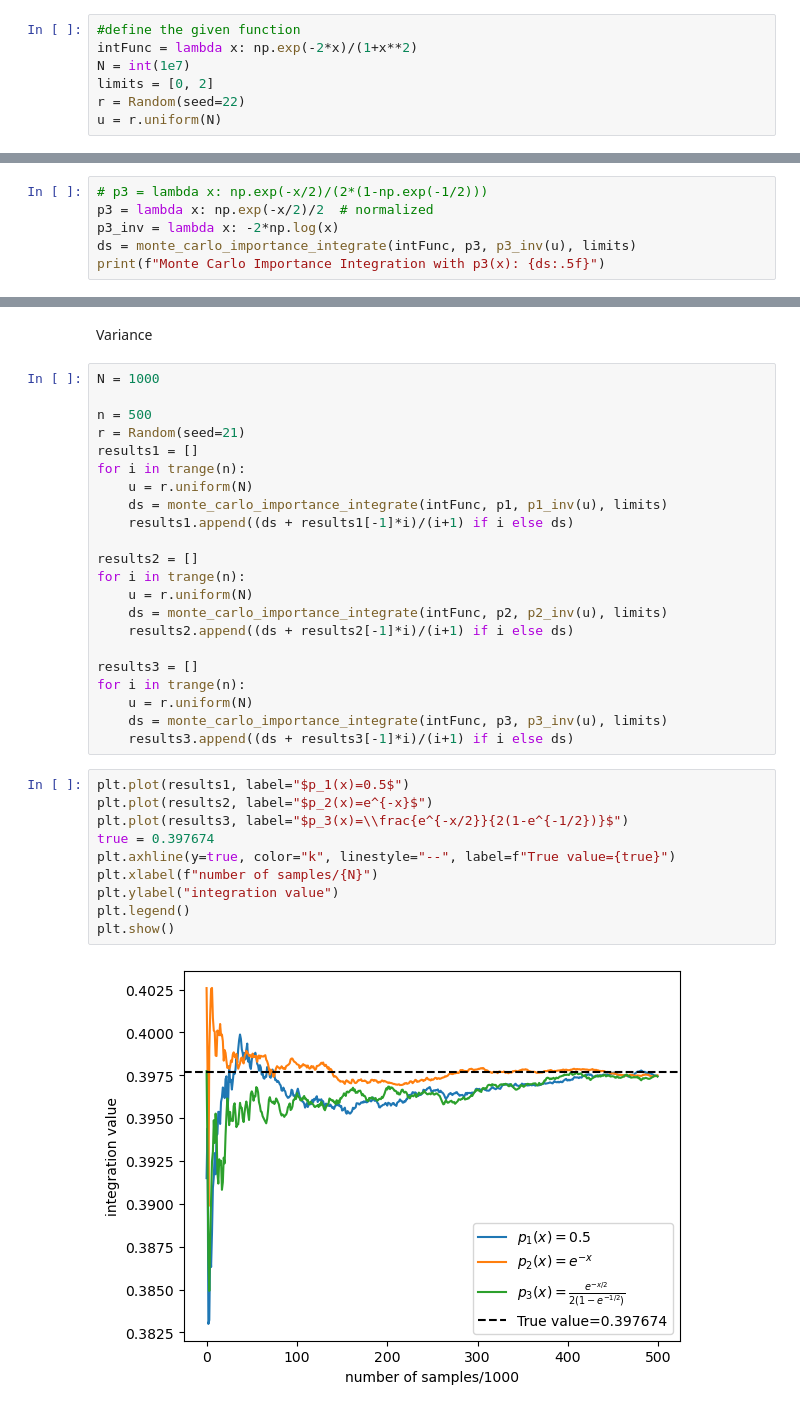
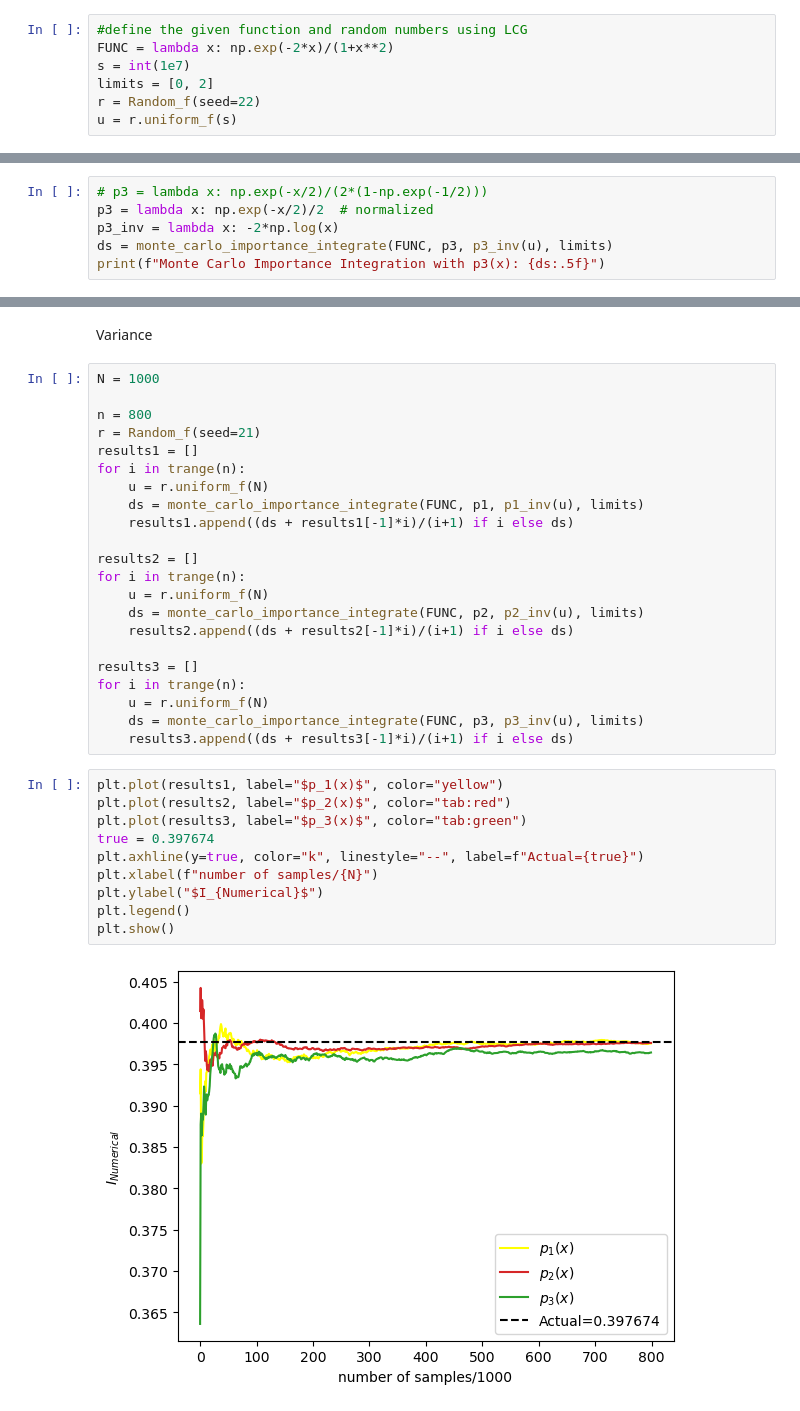
Before and after one commit to jabed-umar/adv-comp-phys, a Jupyter notebook: assign4.ipynb, the cells around one changed output, grey strips where cells are left out. Cells and saved outputs as stored; diff of their text form.

```diff
--- a/assign4.ipynb
+++ b/assign4.ipynb
@@ -251,12 +251,12 @@ $p_2(x)=e^{-x}\;;\;0 \le x$
 
 $p_3(x)=\frac{e^{-\frac{x}{2}}}{2\left(1- e^{-\frac{1}{2}}\right)}\;;\;0 \le x \le 2$
 # %%
-#define the given function
-intFunc = lambda x: np.exp(-2*x)/(1+x**2)
-N = int(1e7)
+#define the given function and random numbers using LCG
+FUNC = lambda x: np.exp(-2*x)/(1+x**2)
+s = int(1e7)
 limits = [0, 2]
-r = Random(seed=22)
-u = r.uniform(N)
+r = Random_f(seed=22)
+u = r.uniform_f(s)
 # %% [markdown]
 For p1
 # %%
@@ -279,6 +281,6 @@ For p3
 # p3 = lambda x: np.exp(-x/2)/(2*(1-np.exp(-1/2)))
 p3 = lambda x: np.exp(-x/2)/2  # normalized
 p3_inv = lambda x: -2*np.log(x)
-ds = monte_carlo_importance_integrate(intFunc, p3, p3_inv(u), limits)
+ds = monte_carlo_importance_integrate(FUNC, p3, p3_inv(u), limits)
 print(f"Monte Carlo Importance Integration with p3(x): {ds:.5f}")
 # %% [output]
@@ -288,35 +290,35 @@ Variance
 # %%
 N = 1000
 
-n = 500
-r = Random(seed=21)
+n = 800
+r = Random_f(seed=21)
 results1 = []
 for i in trange(n):
-    u = r.uniform(N)
-    ds = monte_carlo_importance_integrate(intFunc, p1, p1_inv(u), limits)
+    u = r.uniform_f(N)
+    ds = monte_carlo_importance_integrate(FUNC, p1, p1_inv(u), limits)
     results1.append((ds + results1[-1]*i)/(i+1) if i else ds)
 
 results2 = []
 for i in trange(n):
-    u = r.uniform(N)
-    ds = monte_carlo_importance_integrate(intFunc, p2, p2_inv(u), limits)
+    u = r.uniform_f(N)
+    ds = monte_carlo_importance_integrate(FUNC, p2, p2_inv(u), limits)
     results2.append((ds + results2[-1]*i)/(i+1) if i else ds)
 
 results3 = []
 for i in trange(n):
-    u = r.uniform(N)
-    ds = monte_carlo_importance_integrate(intFunc, p3, p3_inv(u), limits)
+    u = r.uniform_f(N)
+    ds = monte_carlo_importance_integrate(FUNC, p3, p3_inv(u), limits)
     results3.append((ds + results3[-1]*i)/(i+1) if i else ds)
 # %%
-plt.plot(results1, label="$p_1(x)=0.5$")
-plt.plot(results2, label="$p_2(x)=e^{-x}$")
-plt.plot(results3, label="$p_3(x)=\\frac{e^{-x/2}}{2(1-e^{-1/2})}$")
+plt.plot(results1, label="$p_1(x)$", color="yellow")
+plt.plot(results2, label="$p_2(x)$", color="tab:red")
+plt.plot(results3, label="$p_3(x)$", color="tab:green")
 true = 0.397674
-plt.axhline(y=true, color="k", linestyle="--", label=f"True value={true}")
+plt.axhline(y=true, color="k", linestyle="--", label=f"Actual={true}")
 plt.xlabel(f"number of samples/{N}")
-plt.ylabel("integration value")
+plt.ylabel("$I_{Numerical}$")
 plt.legend()
 plt.show()
 # %% [output]
-[figure, old version]
+[figure, new version]
 # %%
```
Also changed, not shown: parts of 5 cells of this notebook, 1 other file.
